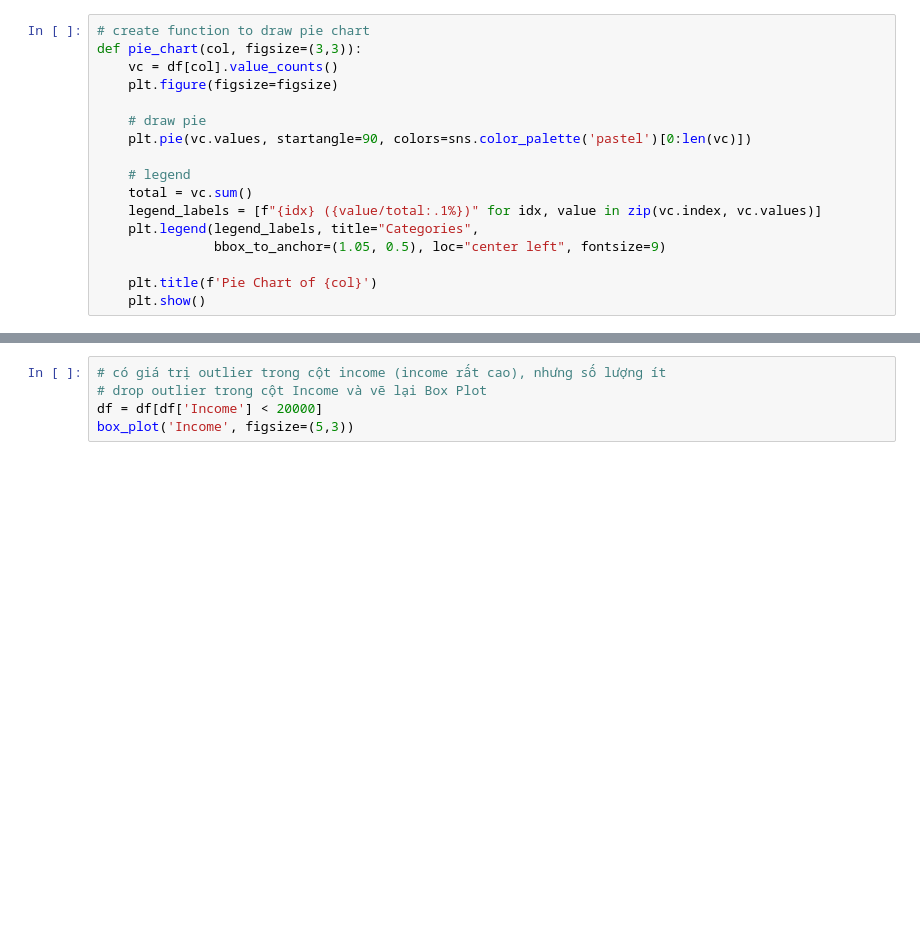
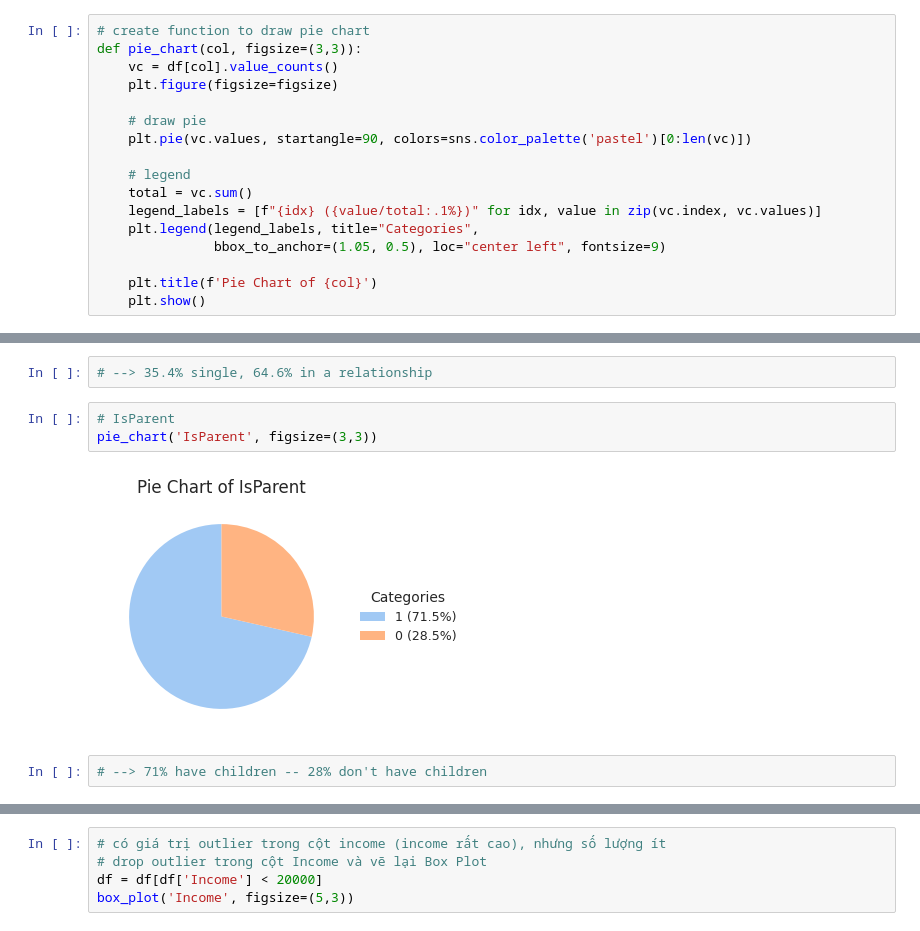
Before and after one commit to nh-adorie/adorie-data-projects, a Jupyter notebook: customer-personality-analysis/notebooks/1_eda_cleaning.ipynb, the cells around one changed output, grey strips where cells are left out. Drawn from its saved outputs; the diff is of its cells as text; blank space fills up the shorter version.

```diff
--- a/customer-personality-analysis/notebooks/1_eda_cleaning.ipynb
+++ b/customer-personality-analysis/notebooks/1_eda_cleaning.ipynb
@@ -328,0 +312,9 @@ for var in boolean_var:
+# %%
+# --> 35.4% single, 64.6% in a relationship
+# %%
+# IsParent
+pie_chart('IsParent', figsize=(3,3))
+# %% [output]
+[figure, added]
+# %%
+# --> 71% have children -- 28% don't have children
```
Also changed, not shown: parts of 55 cells of this notebook.
